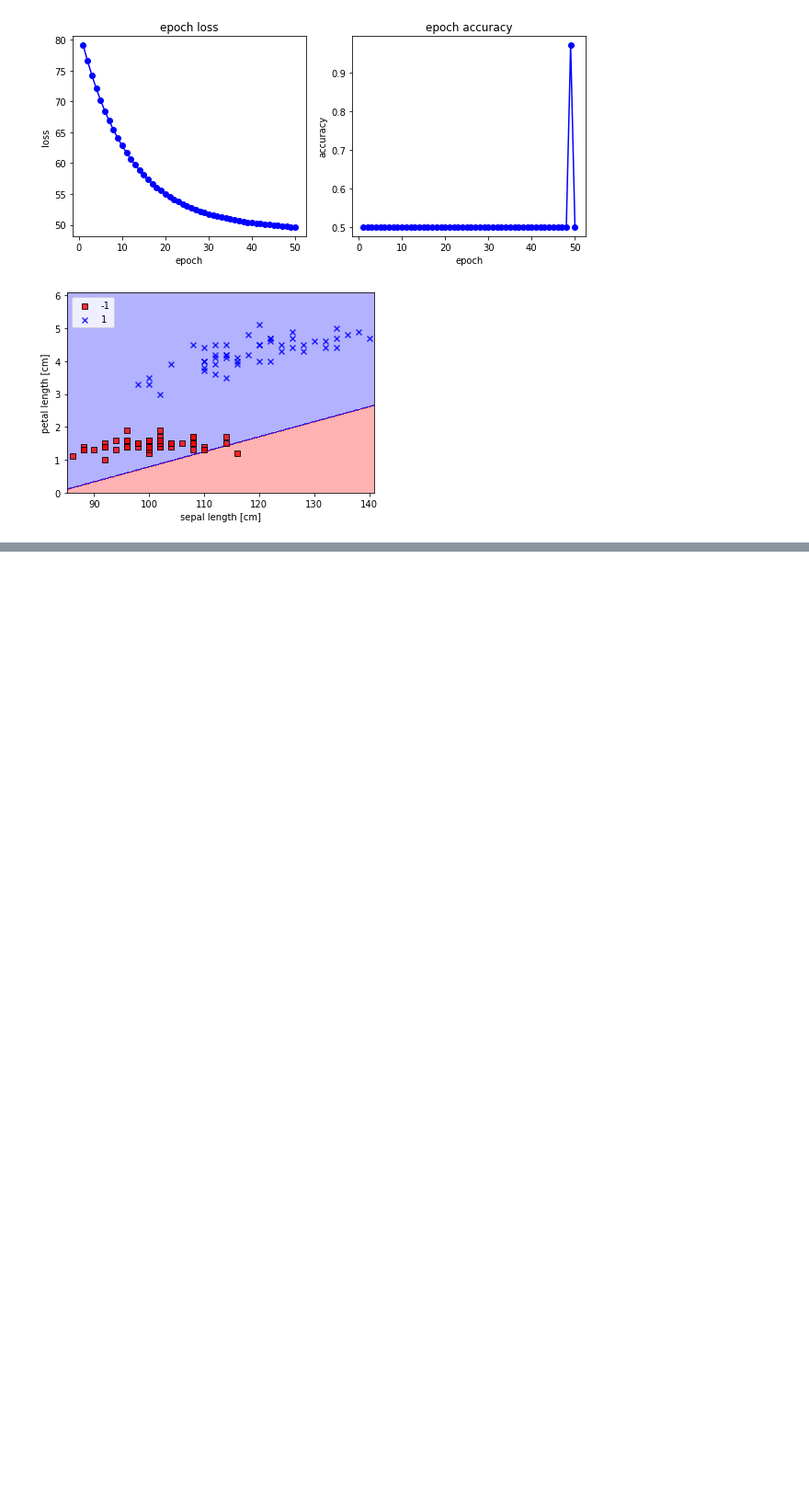
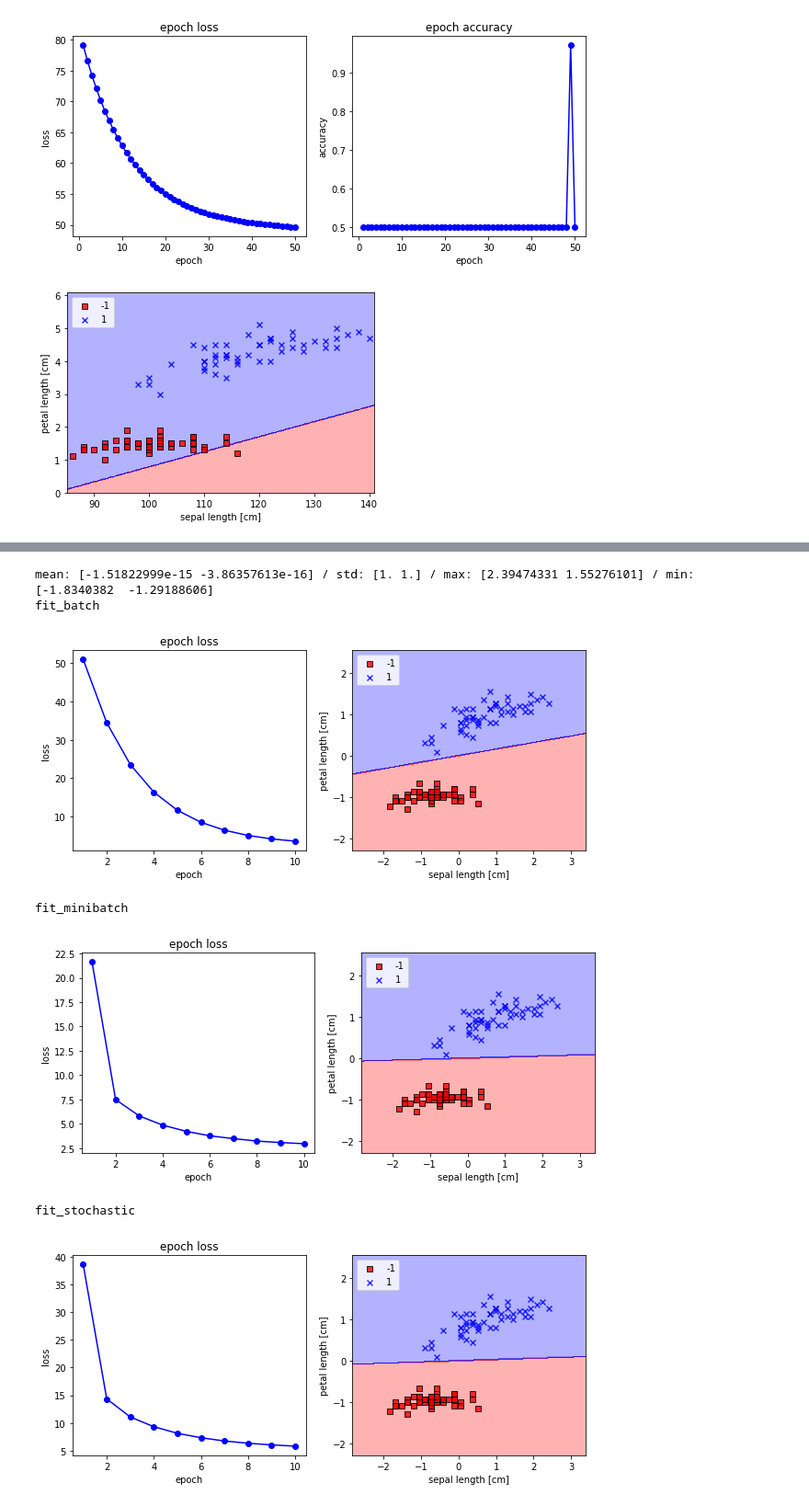
Before and after one commit to canlion/ml_study, a Jupyter notebook: 1_adaline.ipynb, the cells around one changed output, grey strips where cells are left out. Shown: that part at 92% size. Cells and saved outputs as stored; diff of their text form; code cells hidden in the pictures; blank space fills up the shorter version.

```diff
--- a/1_adaline.ipynb
+++ b/1_adaline.ipynb
@@ -317,0 +415,13 @@ mean: [109.42    2.862] / std: [12.76963586  1.44130358] / max: [140.    5.1] /
+# %%
+df = pd.read_csv('https://archive.ics.uci.edu/ml/machine-learning-databases/iris/iris.data', header=None)
+
+y = df.iloc[0:100, 4].values
+y = np.where(y == 'Iris-setosa', -1, 1)
+X = df.iloc[0:100, [0, 2]].values
+
+plt.scatter(X[:50, 0], X[:50, 1], color='red', marker='o', label='setosa')
+plt.scatter(X[50:, 0], X[50:, 1], color='blue', marker='x', label='versicolor')
+plt.xlabel('sepal length [cm]')
+plt.ylabel('petal length [cm]')
+plt.legend(loc='upper left')
+plt.show()
@@ -317,0 +430,29 @@ mean: [109.42    2.862] / std: [12.76963586  1.44130358] / max: [140.    5.1] /
+# %%
+X_stand = (X - X.mean(axis=0))/X.std(axis=0)
+print(f'mean: {X_stand.mean(axis=0)} / std: {X_stand.std(axis=0)} / max: {X_stand.max(axis=0)} / min: {X_stand.min(axis=0)}')
+
+adaline = ADALINE_GD(2, 8)
+epochs = 10
+for fit_name in [fit_name for fit_name in dir(adaline) if fit_name.startswith('fit')]:
+    print(fit_name, '\n\n')
+    fit = getattr(adaline, fit_name)
+    fit(X_stand, y, epochs, 0.01)
+
+#     fig, ax = plt.subplots(nrows=1, ncols=2, figsize=(10, 4))
+    plt.figure(figsize=(10, 4))
+    plt.subplot(121)
+    plt.plot(range(1, epochs+1), adaline._loss_history, 'b', marker='o')
+    plt.title('epoch loss')
+    plt.xlabel('epoch')
+    plt.ylabel('loss')
+
+    plt.subplot(122)
+    plot_decision_regions(X_stand, y, adaline, x_label='sepal length [cm]', y_label='petal length [cm]')
+# %% [output]
+mean: [-1.51822999e-15 -3.86357613e-16] / std: [1. 1.] / max: [2.39474331 1.55276101] / min: [-1.8340382  -1.29188606]
+fit_batch
+[figure, added]
+fit_minibatch
+[figure, added]
+fit_stochastic
+[figure, added]
```
Also changed, not shown: parts of 4 cells of this notebook.
